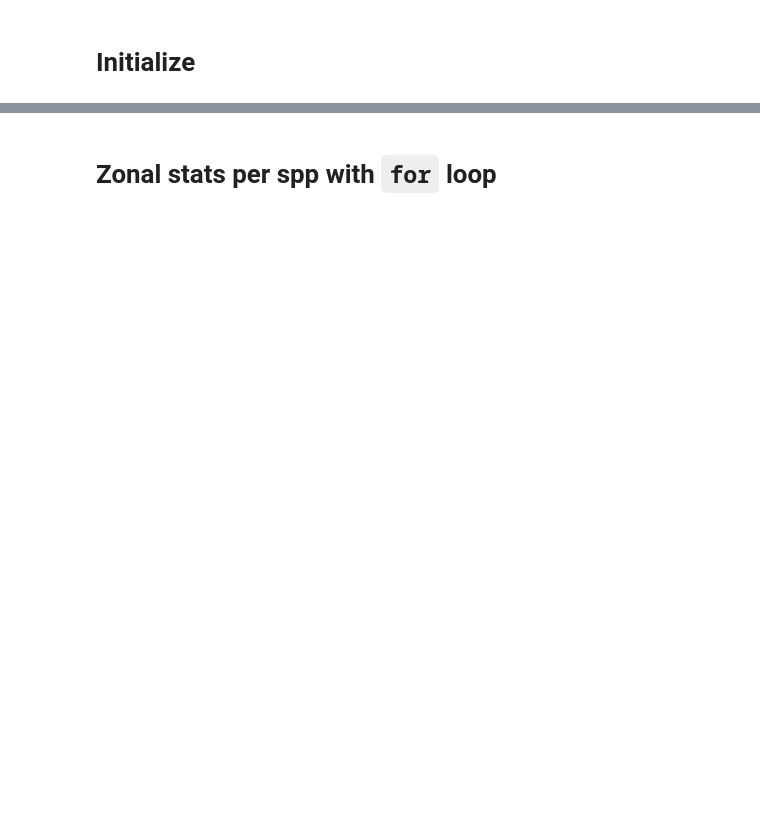
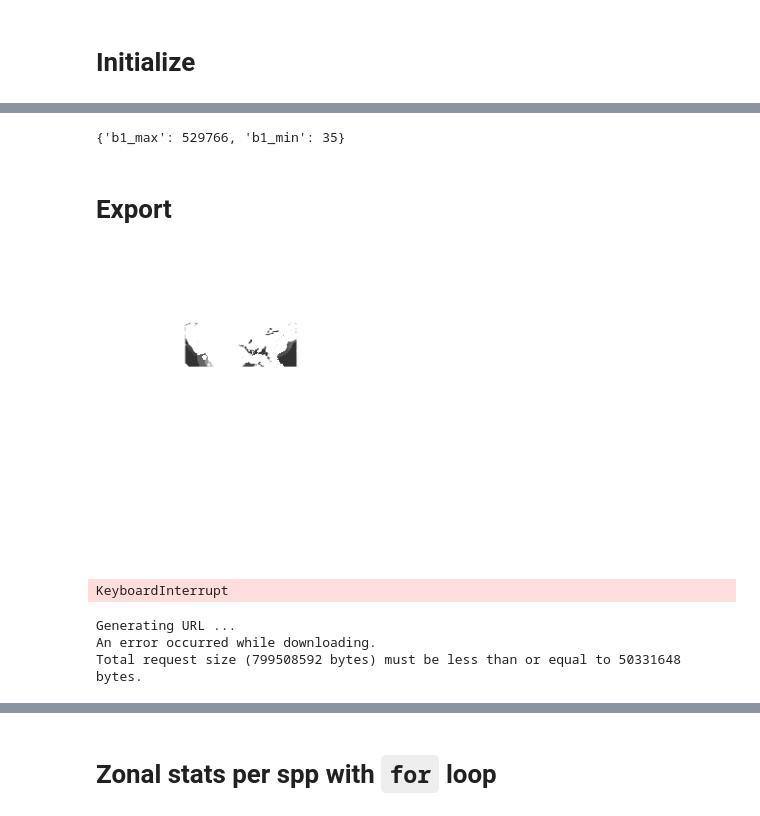
Before and after one commit to offshorewindhabitat/scripts, a Jupyter notebook: offhab_gee1.ipynb, the cells around one changed output, grey strips where cells are left out. Drawn from its saved outputs; the diff is of its cells as text; code cells hidden in the pictures; blank space fills up the shorter version.

```diff
--- a/offhab_gee1.ipynb
+++ b/offhab_gee1.ipynb
@@ -55,0 +135,17 @@ im_sp_ids = ic_spp.aggregate_array("system:id").getInfo()
+# %%
+im_aphia_sa = ic_aphia_web.sum()
+# %%
+im_aphia_sa = im_aphia_sa.updateMask(im_mask_web).toFloat()
+task = ee.batch.Export.image.toCloudStorage(
+    im_aphia_sa,
+    description    = 'gee_sa_web',
+    bucket         = 'offhab_lyrs',
+    scale          = web_scale,
+    crs            = 'EPSG:3857',
+    region         = im_mask_web.geometry(),
+    maxPixels      = 1e13,
+    shardSize      = 512,
+    skipEmptyTiles = True,
+    formatOptions  = {
+        'cloudOptimized': True})
+task.start() # 6:13pm
@@ -55,0 +240,16 @@ im_sp_ids = ic_spp.aggregate_array("system:id").getInfo()
+# %%
+print(im_aphia_sa_minmax) # {'b1_max': 529766, 'b1_min': 35}
+# %% [output]
+{'b1_max': 529766, 'b1_min': 35}
+# %% [markdown]
+# Export
+# %%
+# static map
+url = im_aphia_sa.getThumbUrl({
+    'scale': web_scale*100, # 'dimensions': [800,800],
+    'format': 'png'})
+# print(url)
+from IPython.display import Image
+Image(url=url, embed=True, format='png')
+# %% [output]
+[figure, added]
@@ -55,0 +277,24 @@ im_sp_ids = ic_spp.aggregate_array("system:id").getInfo()
+# %%
+im_aphia_sp_minmax = im_aphia_web_presence_mask_dbl.reduceRegion(
+  reducer    = ee.Reducer.minMax(),
+  geometry   = im_mask_web.geometry(), #'geometry': im_aphia_sa.geometry(),
+  bestEffort = True,
+  scale      = web_scale,
+  maxPixels  = 1e13).getInfo()
+print(im_aphia_sp_minmax) # 4:30 pm
+# %% [output]
+KeyboardInterrupt
+# %%
+geemap.ee_export_image(
+    im_aphia_sa_dbl,
+    filename      = '/Users/bbest/Downloads/geemap_species-abundance.tif',
+    scale         = web_scale,
+    crs           = 'EPSG:3857',
+    region        = geom_us48,
+    file_per_band = False)
+# 799508592 bytes: Total request size
+#  50331648 bytes: must be less than or equal to .
+# %% [output]
+Generating URL ...
+An error occurred while downloading.
+Total request size (799508592 bytes) must be less than or equal to 50331648 bytes.
```
Also changed, not shown: parts of 38 cells of this notebook, 8 other files.
